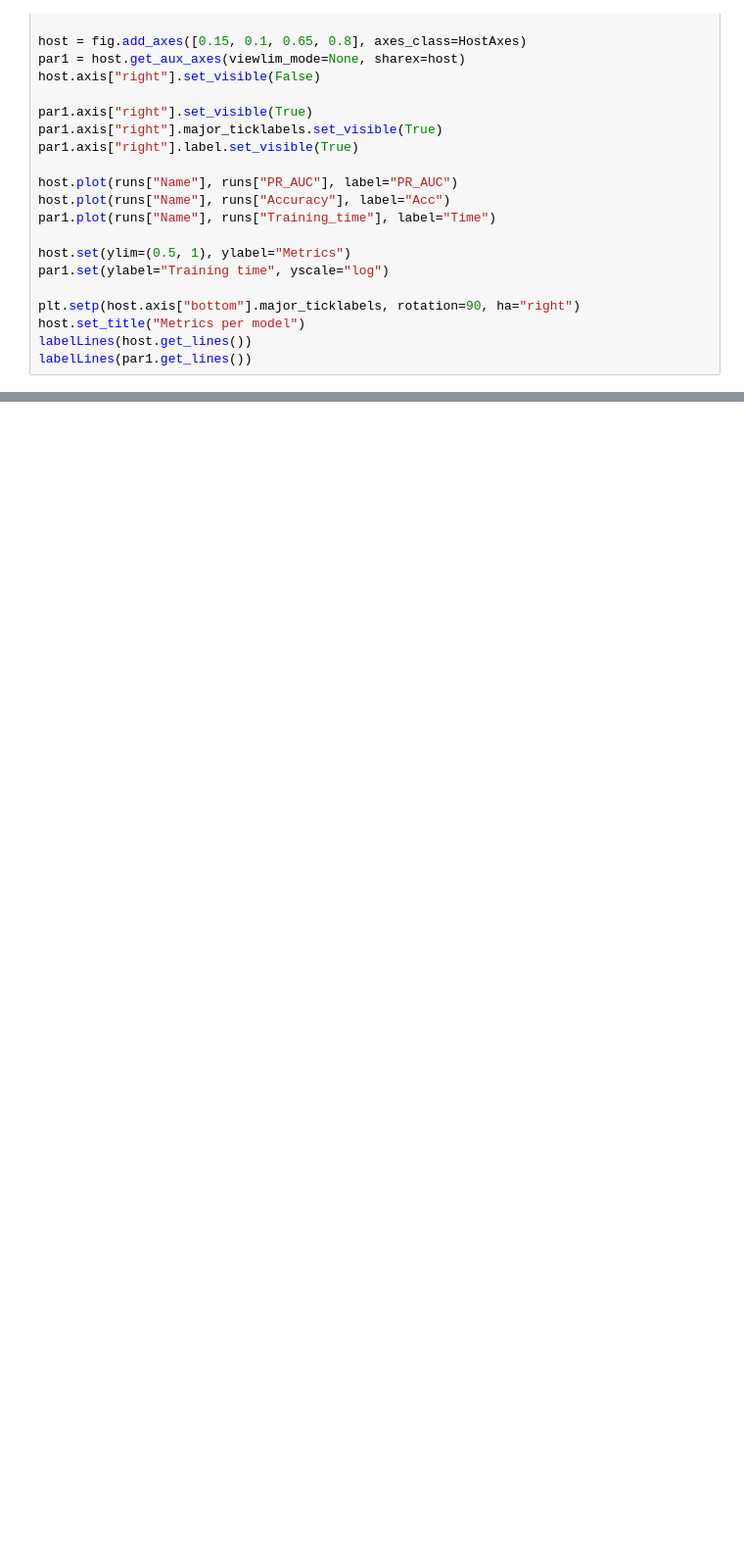
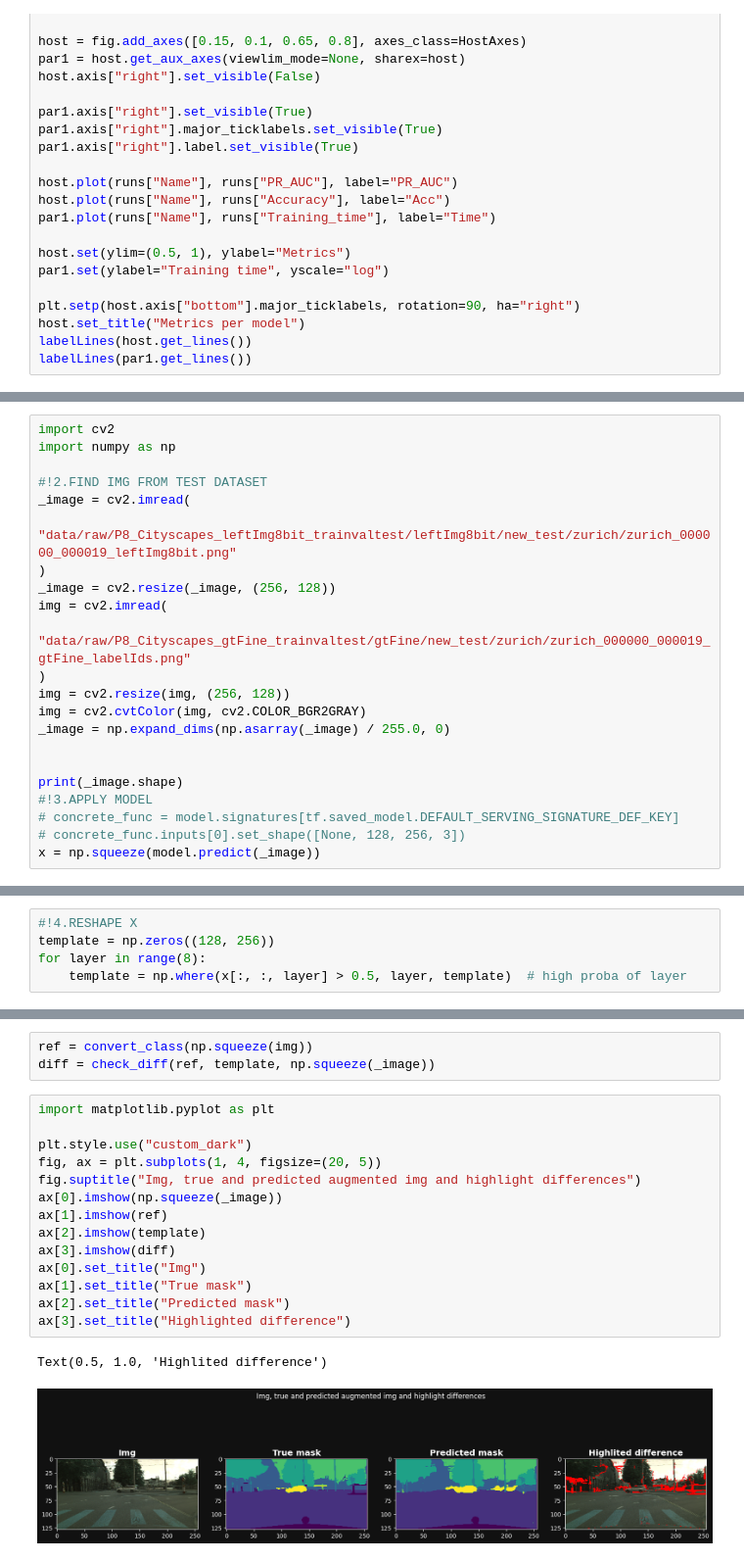
Before and after one commit to lefpradier/urban-segmentation-app, a Jupyter notebook: tests_init.ipynb, the cells around one changed output, grey strips where cells are left out. Shown at 98% size. Cells and saved outputs as stored; diff of their text form; blank space fills up the shorter version.

```diff
--- a/tests_init.ipynb
+++ b/tests_init.ipynb
@@ -712,0 +842,22 @@ labelLines(par1.get_lines())
+# %%
+import cv2
+import numpy as np
+
+#!2.FIND IMG FROM TEST DATASET
+_image = cv2.imread(
+    "data/raw/P8_Cityscapes_leftImg8bit_trainvaltest/leftImg8bit/new_test/zurich/zurich_000000_000019_leftImg8bit.png"
+)
+_image = cv2.resize(_image, (256, 128))
+img = cv2.imread(
+    "data/raw/P8_Cityscapes_gtFine_trainvaltest/gtFine/new_test/zurich/zurich_000000_000019_gtFine_labelIds.png"
+)
+img = cv2.resize(img, (256, 128))
+img = cv2.cvtColor(img, cv2.COLOR_BGR2GRAY)
+_image = np.expand_dims(np.asarray(_image) / 255.0, 0)
+
+
+print(_image.shape)
+#!3.APPLY MODEL
+# concrete_func = model.signatures[tf.saved_model.DEFAULT_SERVING_SIGNATURE_DEF_KEY]
+# concrete_func.inputs[0].set_shape([None, 128, 256, 3])
+x = np.squeeze(model.predict(_image))
@@ -712,0 +867,5 @@ labelLines(par1.get_lines())
+# %%
+#!4.RESHAPE X
+template = np.zeros((128, 256))
+for layer in range(8):
+    template = np.where(x[:, :, layer] > 0.5, layer, template)  # high proba of layer
@@ -712,0 +882,20 @@ labelLines(par1.get_lines())
+# %%
+ref = convert_class(np.squeeze(img))
+diff = check_diff(ref, template, np.squeeze(_image))
+# %%
+import matplotlib.pyplot as plt
+
+plt.style.use("custom_dark")
+fig, ax = plt.subplots(1, 4, figsize=(20, 5))
+fig.suptitle("Img, true and predicted augmented img and highlight differences")
+ax[0].imshow(np.squeeze(_image))
+ax[1].imshow(ref)
+ax[2].imshow(template)
+ax[3].imshow(diff)
+ax[0].set_title("Img")
+ax[1].set_title("True mask")
+ax[2].set_title("Predicted mask")
+ax[3].set_title("Highlighted difference")
+# %% [output]
+Text(0.5, 1.0, 'Highlited difference')
+[figure, added]
```
Also changed, not shown: parts of 20 cells of this notebook, 11 other files.
